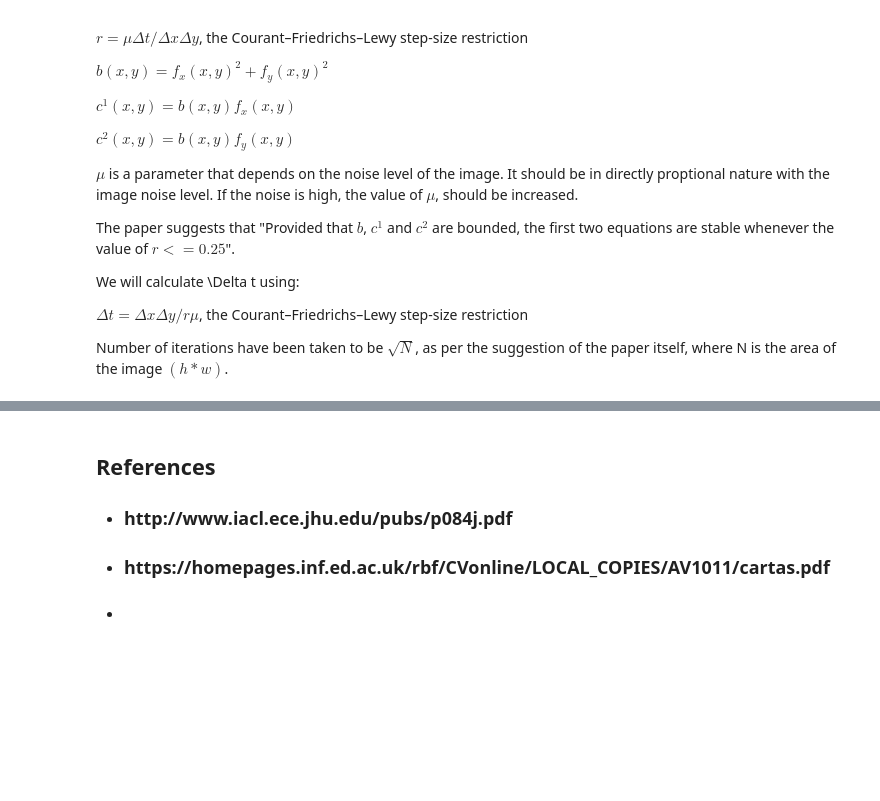
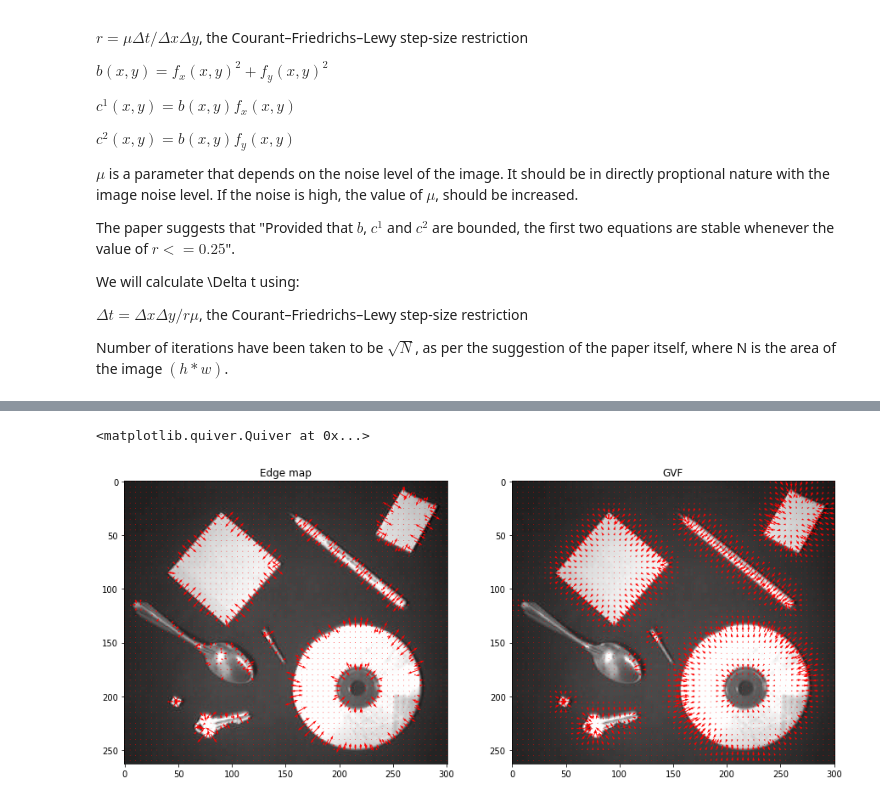
Before and after one commit to aneeketMangal/Gradient-Vector-Field-Snake, a Jupyter notebook: main.ipynb, the cells around one changed output, grey strips where cells are left out. Saved outputs shown, nothing was run; the diff lists cells and outputs as text; code cells hidden in the pictures; blank space fills up the shorter version.

```diff
--- a/main.ipynb
+++ b/main.ipynb
@@ -215,5 +205,21 @@ plt.show()
-# %% [markdown]
-## References
-* <h3> http://www.iacl.ece.jhu.edu/pubs/p084j.pdf </h3>
-* <h3> https://homepages.inf.ed.ac.uk/rbf/CVonline/LOCAL_COPIES/AV1011/cartas.pdf</h3>
-* <h2>
+# %%
+H, W = img.shape
+Y, X = np.meshgrid(range(0, H, 5), range(0, W, 5))
+
+
+plt.figure(figsize=(15, 15))
+plt.subplot(1, 2, 1)
+plt.title("Edge map")
+scale = np.sqrt(np.max(gradientX**2+gradientY**2))*25
+plt.imshow(img, cmap='gray')
+plt.quiver(X, Y, gradientX[Y, X], -gradientY[Y, X], scale=scale, color='red', headwidth = 3)
+
+
+plt.subplot(1, 2, 2)
+plt.title("GVF")
+scale = np.sqrt(np.max(gx**2+gy**2))*25
+plt.imshow(img, cmap='gray')
+plt.quiver(X, Y, gx[Y, X], -gy[Y, X], scale=scale, color='red', headwidth = 3)
+# %% [output]
+<matplotlib.quiver.Quiver at 0x...>
+[figure, added]
```
Also changed, not shown: parts of 9 cells of this notebook, 3 other files.
